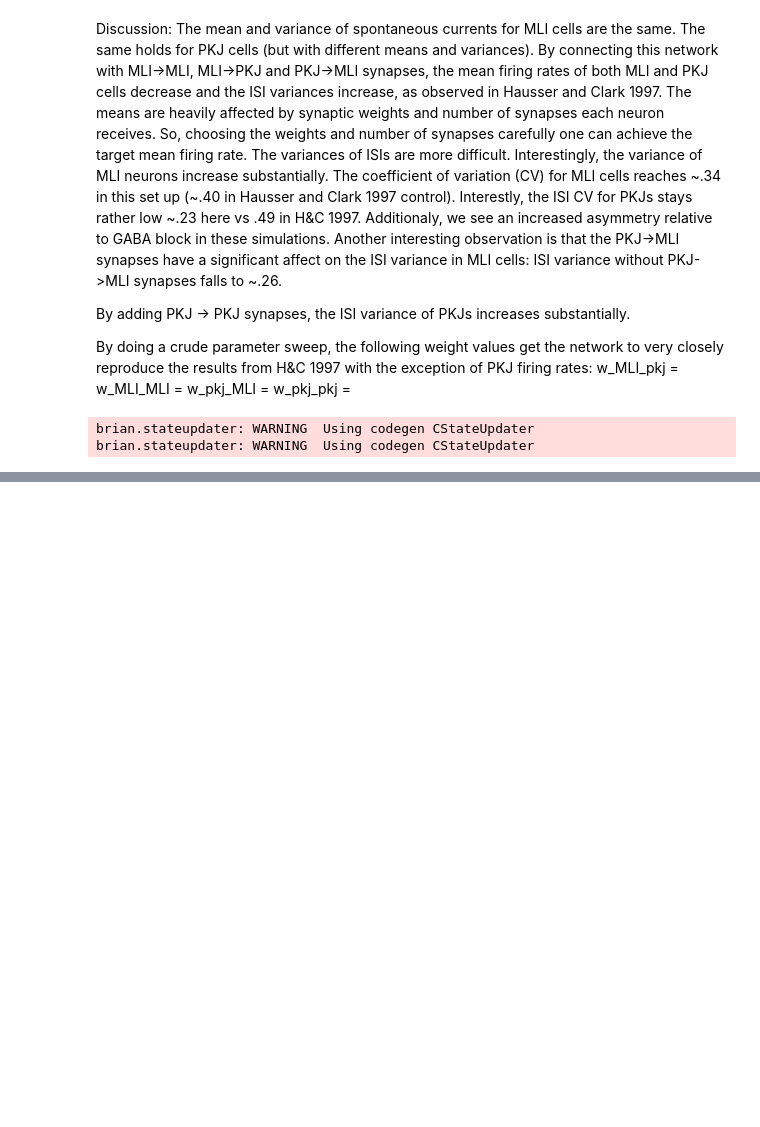
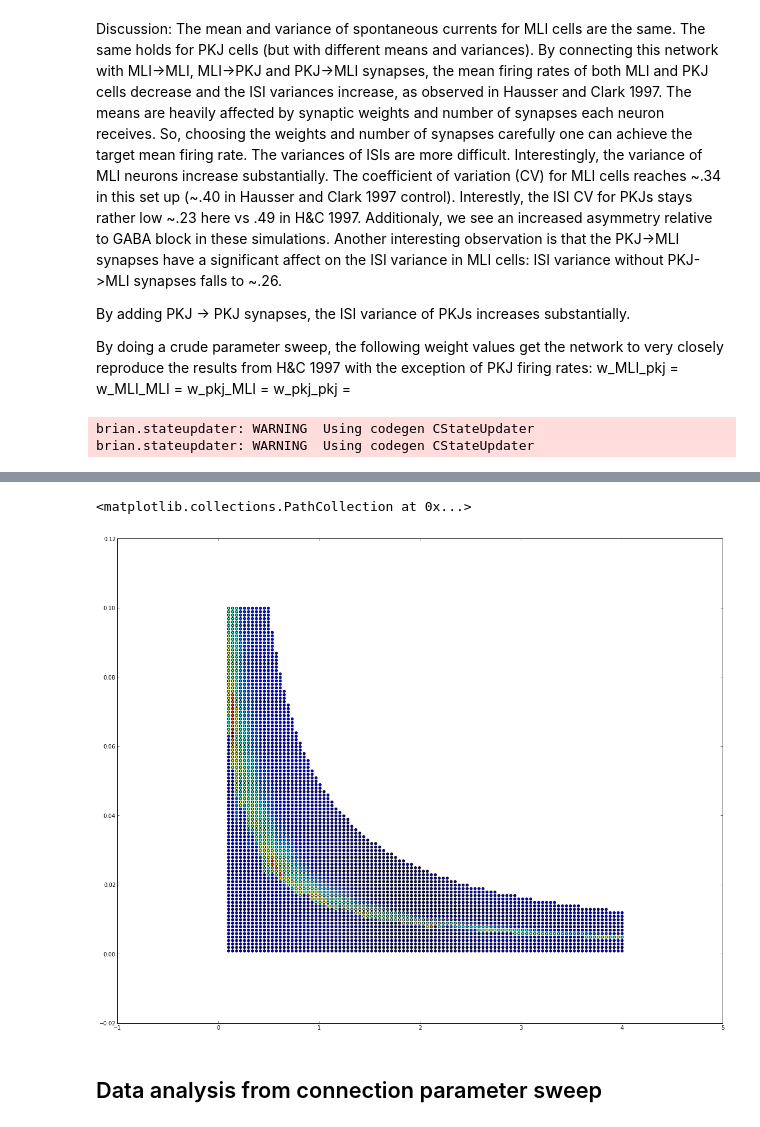
Before and after one commit to blennon/research, a Jupyter notebook: neuron_models/notebooks/MLI_PKJ_ISI.ipynb, the cells around one changed output, grey strips where cells are left out. Saved outputs shown, nothing was run; the diff lists cells and outputs as text; code cells hidden in the pictures; blank space fills up the shorter version.

```diff
--- a/neuron_models/notebooks/MLI_PKJ_ISI.ipynb
+++ b/neuron_models/notebooks/MLI_PKJ_ISI.ipynb
@@ -133,0 +151,7 @@ from pandas import *
+# %%
+with open('/home/bill/research/data/neuron_models/molecular_layer/mli_current_param_sweep/2013-10-15T12:11:36.996754/results.txt') as f:
+    results = read_csv(f,delimiter='\t')
+target = array([19.1,.24])
+results['error'] = ((results.ix[:,-2:] - target).abs()/target).sum(axis=1)
+results['mean'] = results.ix[:,0] * results.ix[:,1]
+results.sort(columns='error')[:20]
@@ -134 +176,11 @@ from pandas import *
+# %%
+figure(figsize=(20,16))
+#good_results = results[results.ix[:,4]< .9]
+#scatter(good_results.ix[:,0],good_results.ix[:,1],c=good_results.ix[:,4])
+scatter(results.ix[:,0],results.ix[:,1],c=results.ix[:,4])
+# %% [output]
+<matplotlib.collections.PathCollection at 0x...>
+[figure, added]
+# %% [markdown]
+<h2>Data analysis from connection parameter sweep</h2>
 # %%
```
Also changed, not shown: parts of 18 cells of this notebook, 12 other files.
